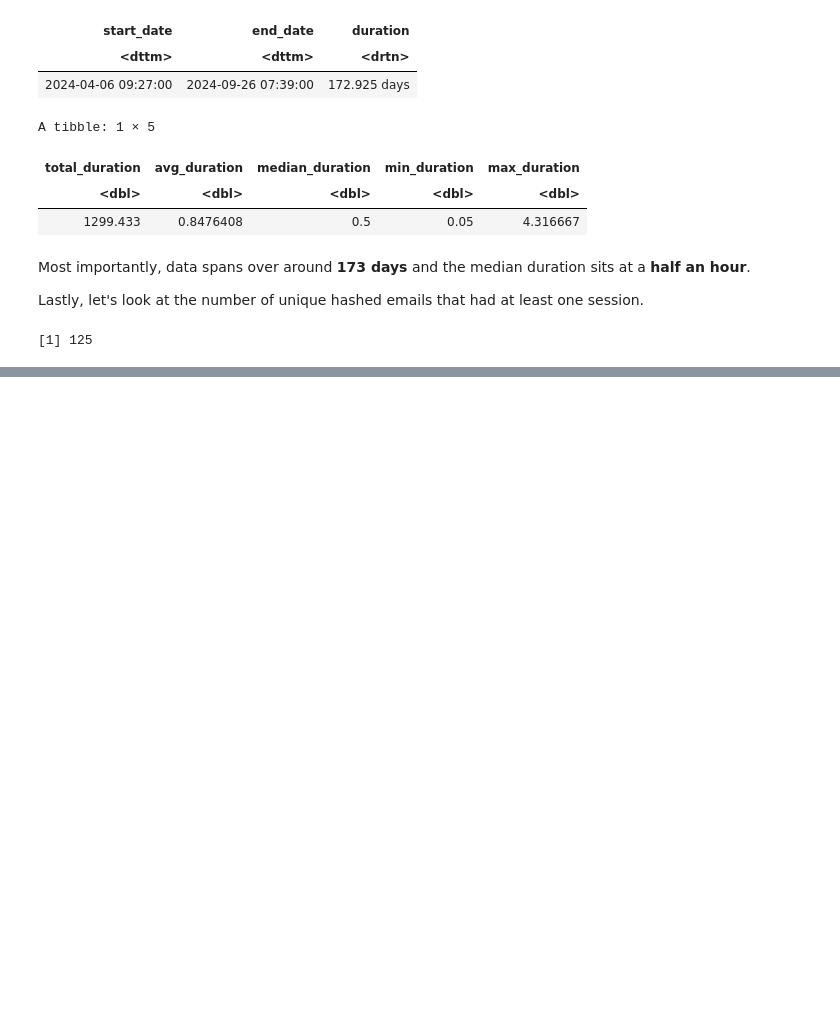
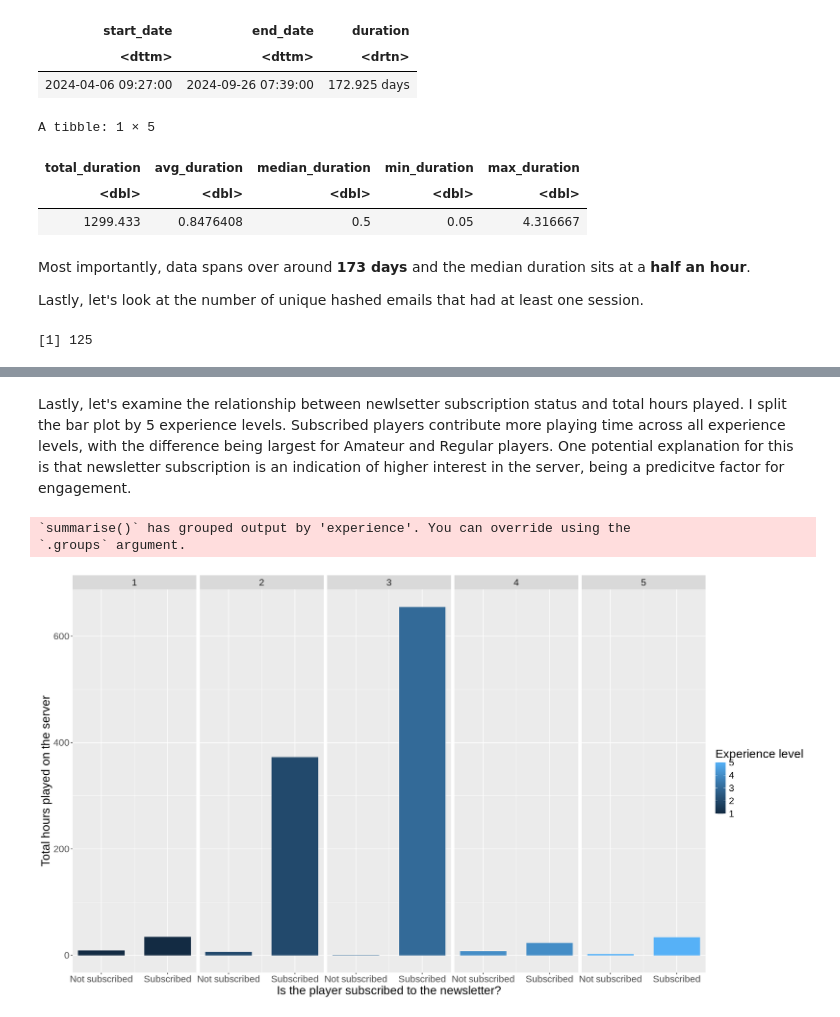
Before and after one commit to whoispanopto/dsci_project_planning, a Jupyter notebook: Untitled.ipynb, the cells around one changed output, grey strips where cells are left out. Saved outputs shown, nothing was run; the diff lists cells and outputs as text; code cells hidden in the pictures; blank space fills up the shorter version.

```diff
--- a/Untitled.ipynb
+++ b/Untitled.ipynb
@@ -236,0 +324,20 @@ The specific question I want to explore is: **Can age, subscription status and e
+# %% [markdown]
+Lastly, let's examine the relationship between newlsetter subscription status and total hours played. I split the bar plot by 5 experience levels. Subscribed players contribute more playing time across all experience levels, with the difference being largest for Amateur and Regular players. One potential explanation for this is that newsletter subscription is an indication of higher interest in the server, being a predicitve factor for engagement.
+# %%
+options(repr.plot.width = 18, repr.plot.height = 10)
+
+played_hrs_vs_subscription <- players_wrangled |>
+    group_by(experience, subscribe) |>
+    summarize(total_hours = sum(played_hours)) |>
+    ggplot(aes(x = subscribe, y = total_hours, fill = experience)) +
+    geom_bar(stat = "identity", width = 0.7) +
+    facet_grid(cols = vars(experience)) +
+    scale_x_continuous(breaks = c(0,1), labels = c("Not subscribed", "Subscribed")) +
+    labs(x = "Is the player subscribed to the newsletter?", y = "Total hours played on the server", fill = "Experience level") +
+    theme(text = element_text(size = 20))
+
+played_hrs_vs_subscription
+# %% [output]
+`summarise()` has grouped output by 'experience'. You can override using the
+`.groups` argument.
+[figure, added]
```
Also changed, not shown: parts of 12 cells of this notebook.
